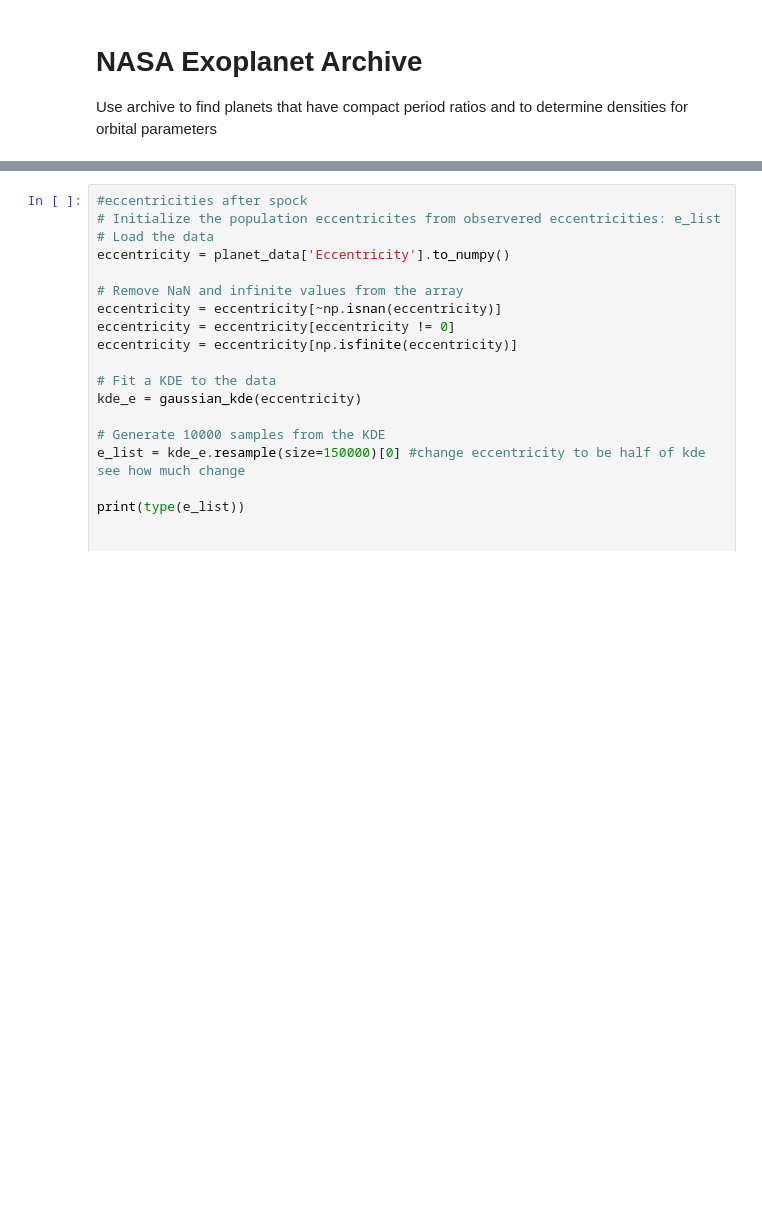
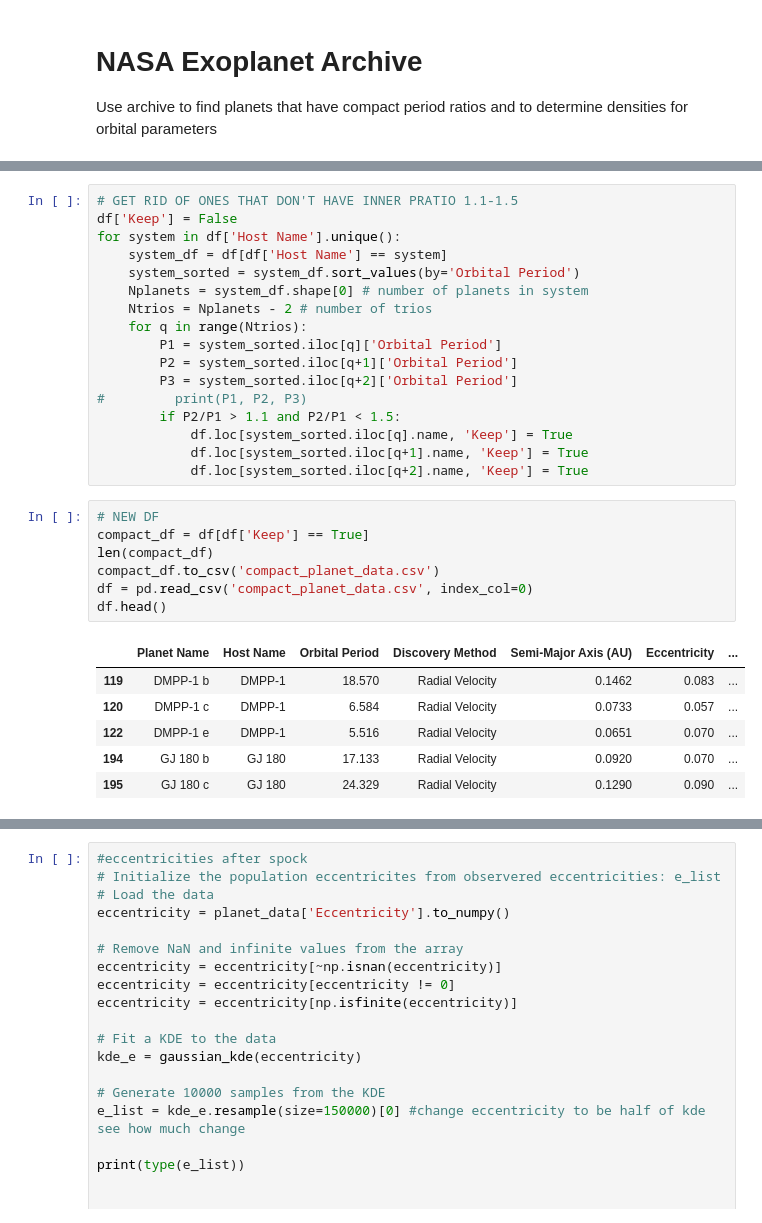
Before and after one commit to Waldoroni/InnerEdgeStuff, a Jupyter notebook: June_2023_Most_Important_Files+TODO/pearsonr.ipynb, the cells around one changed output, grey strips where cells are left out. Saved outputs shown, nothing was run; the diff lists cells and outputs as text; blank space fills up the shorter version.

```diff
--- a/June_2023_Most_Important_Files+TODO/pearsonr.ipynb
+++ b/June_2023_Most_Important_Files+TODO/pearsonr.ipynb
@@ -131,0 +95,31 @@ planet_data.head()
+# %%
+# GET RID OF ONES THAT DON'T HAVE INNER PRATIO 1.1-1.5
+df['Keep'] = False
+for system in df['Host Name'].unique():
+    system_df = df[df['Host Name'] == system]
+    system_sorted = system_df.sort_values(by='Orbital Period')
+    Nplanets = system_df.shape[0] # number of planets in system
+    Ntrios = Nplanets - 2 # number of trios
+    for q in range(Ntrios):
+        P1 = system_sorted.iloc[q]['Orbital Period']
+        P2 = system_sorted.iloc[q+1]['Orbital Period']
+        P3 = system_sorted.iloc[q+2]['Orbital Period']
+#         print(P1, P2, P3)
+        if P2/P1 > 1.1 and P2/P1 < 1.5:
+            df.loc[system_sorted.iloc[q].name, 'Keep'] = True
+            df.loc[system_sorted.iloc[q+1].name, 'Keep'] = True
+            df.loc[system_sorted.iloc[q+2].name, 'Keep'] = True
+# %%
+# NEW DF
+compact_df = df[df['Keep'] == True]
+len(compact_df)
+compact_df.to_csv('compact_planet_data.csv')
+df = pd.read_csv('compact_planet_data.csv', index_col=0)
+df.head()
+# %% [output]
+|  | Planet Name | Host Name | Orbital Period | Discovery Method | Semi-Major Axis (AU) | Eccentricity | ... |
+| 119 | DMPP-1 b | DMPP-1 | 18.570 | Radial Velocity | 0.1462 | 0.083 | ... |
+| 120 | DMPP-1 c | DMPP-1 | 6.584 | Radial Velocity | 0.0733 | 0.057 | ... |
+| 122 | DMPP-1 e | DMPP-1 | 5.516 | Radial Velocity | 0.0651 | 0.070 | ... |
+| 194 | GJ 180 b | GJ 180 | 17.133 | Radial Velocity | 0.0920 | 0.070 | ... |
+| 195 | GJ 180 c | GJ 180 | 24.329 | Radial Velocity | 0.1290 | 0.090 | ... |
```
Also changed, not shown: parts of 15 cells of this notebook.
